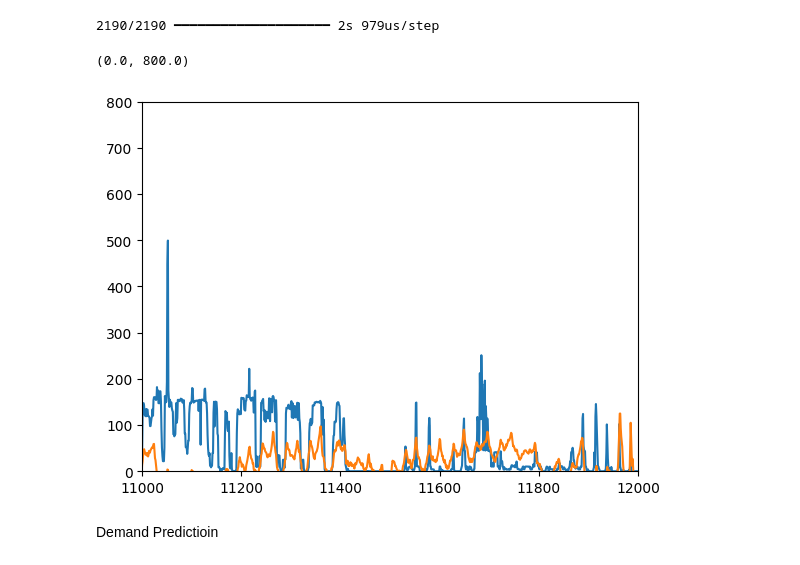
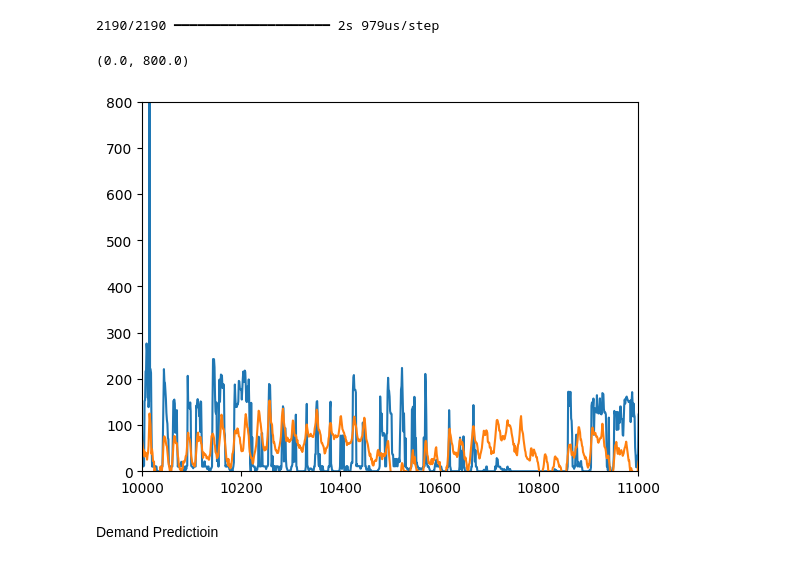
Before and after one commit to martianunlimited/govhack2024, a Jupyter notebook: quick_lstm.ipynb, the cells around one changed output. Saved outputs shown, nothing was run; the diff lists cells and outputs as text; code cells hidden in the pictures.

```diff
--- a/quick_lstm.ipynb
+++ b/quick_lstm.ipynb
@@ -148,11 +148,11 @@ price_pred=model.predict(test_generator)
 # %%
 plt.plot(y.to_numpy()[train_pos-win_length:-2])
 plt.plot(price_pred)
-plt.xlim([11000,12000])
+plt.xlim([10000,11000])
 plt.ylim([0, 800])
 # %% [output]
 (0.0, 800.0)
-[figure, old version]
+[figure, new version]
 # %% [markdown]
 Demand Predictioin
 # %%
```
Also changed, not shown: 4 other files.
